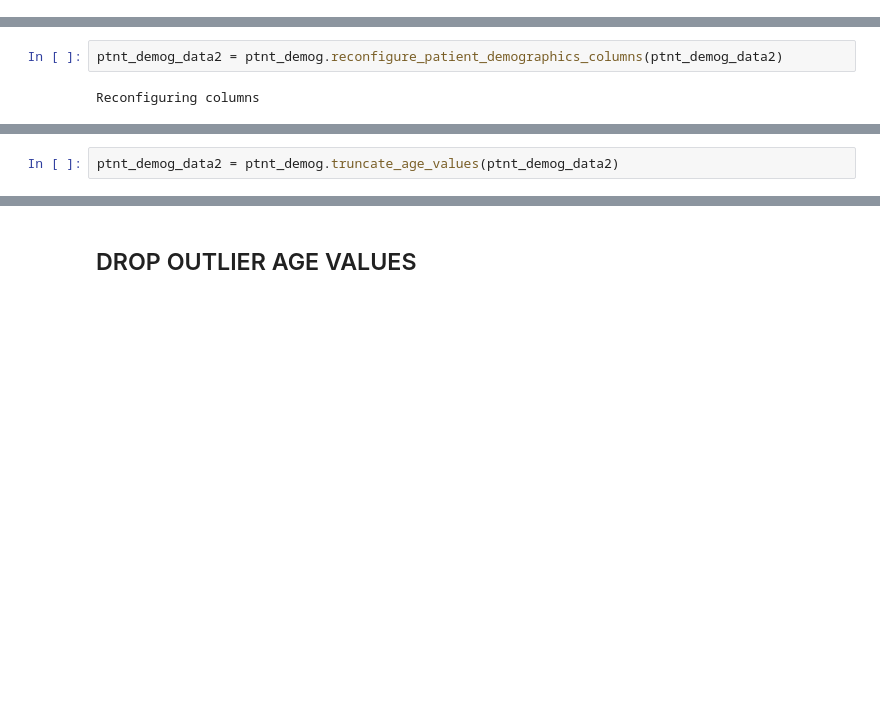
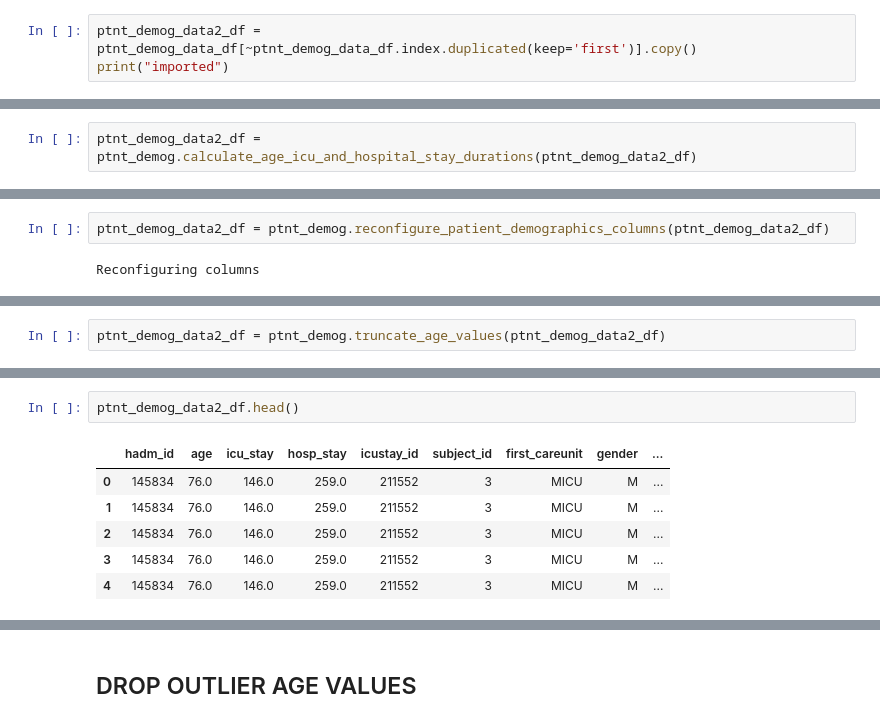
Before and after one commit to RJBeetel3/icu-data-exploration, a Jupyter notebook: icu_mortality_prediction/icu_mortality_prediction/notebooks/PATIENT_DEMOGRAPHICS_FIRST24.ipynb, the cells around one changed output, grey strips where cells are left out. Cells and saved outputs as stored; diff of their text form; blank space fills up the shorter version.

```diff
--- a/icu_mortality_prediction/icu_mortality_prediction/notebooks/PATIENT_DEMOGRAPHICS_FIRST24.ipynb
+++ b/icu_mortality_prediction/icu_mortality_prediction/notebooks/PATIENT_DEMOGRAPHICS_FIRST24.ipynb
@@ -76,0 +72,3 @@ imported
+# %%
+ptnt_demog_data2_df = ptnt_demog_data_df[~ptnt_demog_data_df.index.duplicated(keep='first')].copy()
+print("imported")
@@ -84,0 +81,2 @@ Calculating ages, duration of stays
+# %%
+ptnt_demog_data2_df = ptnt_demog.calculate_age_icu_and_hospital_stay_durations(ptnt_demog_data2_df)
@@ -85,4 +85,4 @@ Calculating ages, duration of stays
 # %%
-ptnt_demog_data2 = ptnt_demog.reconfigure_patient_demographics_columns(ptnt_demog_data2)
+ptnt_demog_data2_df = ptnt_demog.reconfigure_patient_demographics_columns(ptnt_demog_data2_df)
 # %% [output]
 Reconfiguring columns
@@ -89,3 +96,3 @@ Reconfiguring columns
 # %%
-ptnt_demog_data2 = ptnt_demog.truncate_age_values(ptnt_demog_data2)
+ptnt_demog_data2_df = ptnt_demog.truncate_age_values(ptnt_demog_data2_df)
 # %%
@@ -107,3 +114,12 @@ Index(['hadm_id', 'age', 'icu_stay', 'hosp_stay', 'icustay_id', 'subject_id',
        'first_careunit', 'gender', 'marital_status', 'ethnicity', 'insurance',
        'admission_type', 'deathtime', 'hospital_expire_flag'],
       dtype='object')
+# %%
+ptnt_demog_data2_df.head()
+# %% [output]
+|  | hadm_id | age | icu_stay | hosp_stay | icustay_id | subject_id | first_careunit | gender | ... |
+| 0 | 145834 | 76.0 | 146.0 | 259.0 | 211552 | 3 | MICU | M | ... |
+| 1 | 145834 | 76.0 | 146.0 | 259.0 | 211552 | 3 | MICU | M | ... |
+| 2 | 145834 | 76.0 | 146.0 | 259.0 | 211552 | 3 | MICU | M | ... |
+| 3 | 145834 | 76.0 | 146.0 | 259.0 | 211552 | 3 | MICU | M | ... |
+| 4 | 145834 | 76.0 | 146.0 | 259.0 | 211552 | 3 | MICU | M | ... |
```
Also changed, not shown: parts of 34 cells of this notebook, 1 other file.
